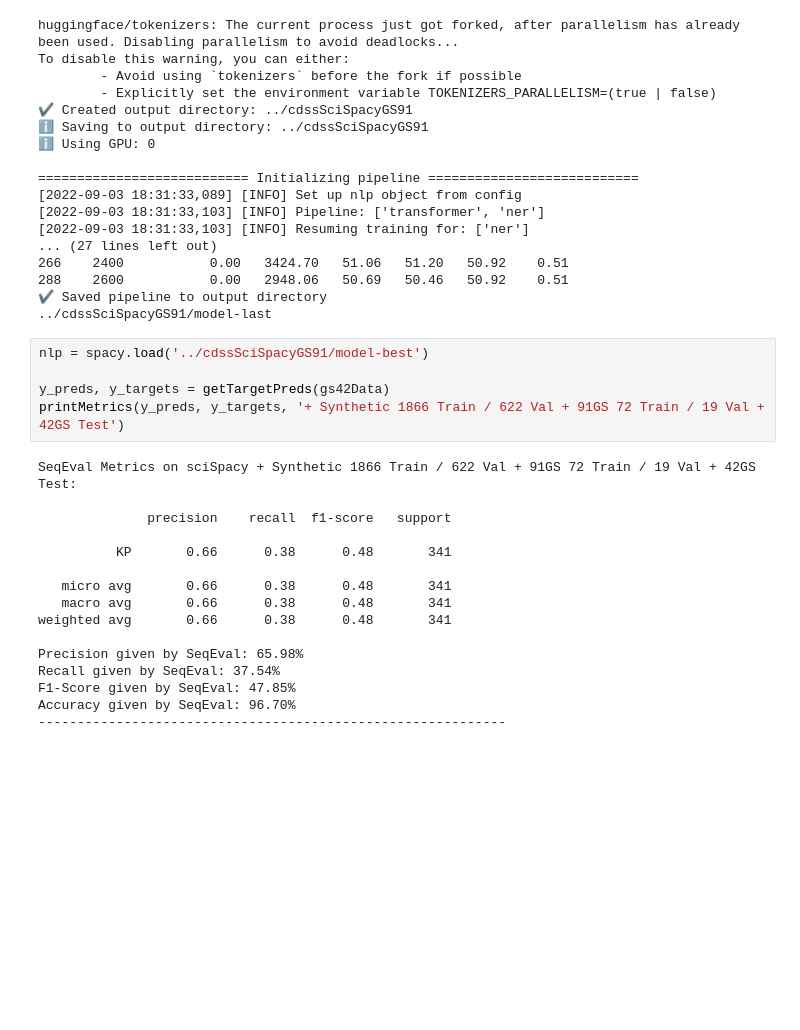
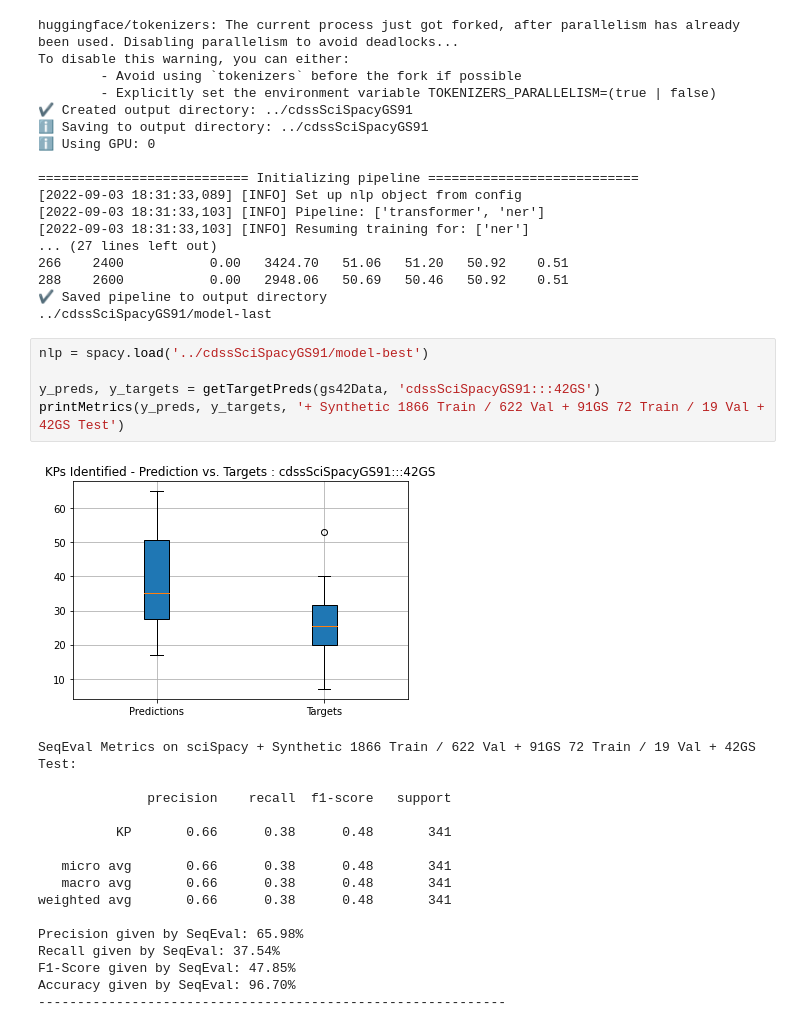
Before and after one commit to CDSS4PCP/NLP_KPIdentify, a Jupyter notebook: keywordExtraction/cdssSpacyExp.ipynb, the cells around one changed output. Saved outputs shown, nothing was run; the diff lists cells and outputs as text; blank space fills up the shorter version.

```diff
--- a/keywordExtraction/cdssSpacyExp.ipynb
+++ b/keywordExtraction/cdssSpacyExp.ipynb
@@ -609,9 +684,10 @@ To disable this warning, you can either:
 # %%
 nlp = spacy.load('../cdssSciSpacyGS91/model-best')
 
-y_preds, y_targets = getTargetPreds(gs42Data)
+y_preds, y_targets = getTargetPreds(gs42Data, 'cdssSciSpacyGS91:::42GS')
 printMetrics(y_preds, y_targets, '+ Synthetic 1866 Train / 622 Val + 91GS 72 Train / 19 Val + 42GS Test')
 # %% [output]
+[figure, added]
 SeqEval Metrics on sciSpacy + Synthetic 1866 Train / 622 Val + 91GS 72 Train / 19 Val + 42GS Test:
 
               precision    recall  f1-score   support
```
Also changed, not shown: parts of 8 cells of this notebook, 6 other files.
